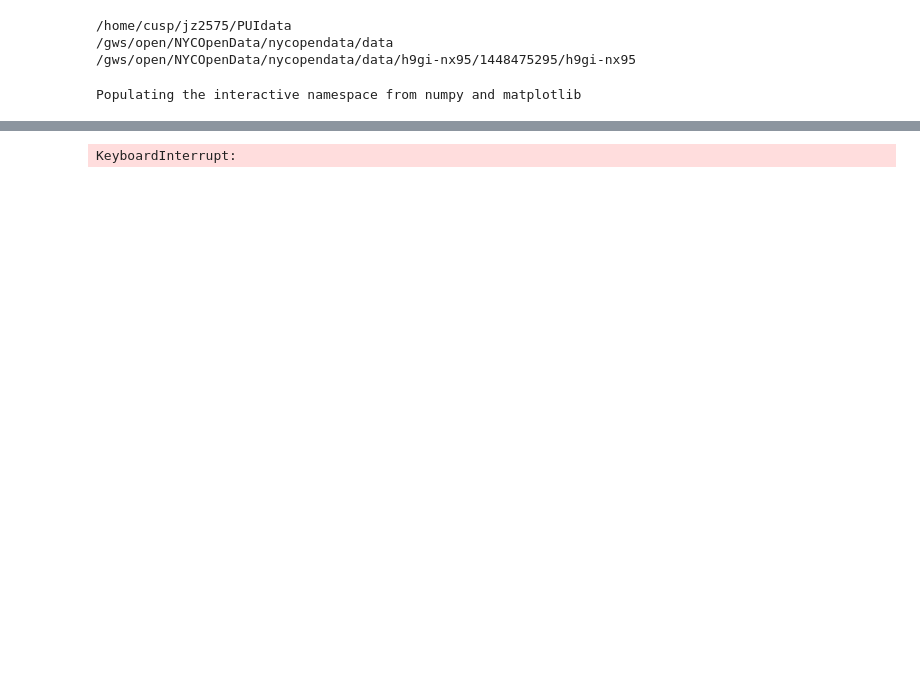
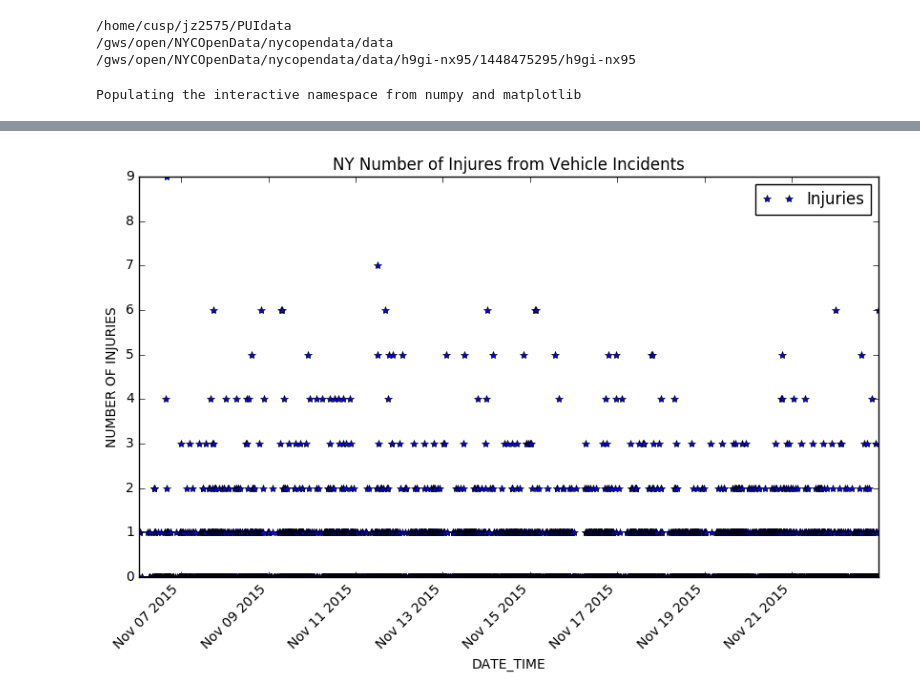
Before and after one commit to jz2575/PUI2016_jz2575, a Jupyter notebook: HW2_jz2575/HW2_EC_jz2575.ipynb, the cells around one changed output, grey strips where cells are left out. Saved outputs shown, nothing was run; the diff lists cells and outputs as text; code cells hidden in the pictures; blank space fills up the shorter version.

```diff
--- a/HW2_jz2575/HW2_EC_jz2575.ipynb
+++ b/HW2_jz2575/HW2_EC_jz2575.ipynb
@@ -77,6 +46,8 @@ df_accident_datetime = pd.read_csv(dataSource, parse_dates=['DATE'], date_parser
 # %%
-ax2 = df_accident_datetime.plot.bar(x='DATE', y='NUMBER OF PERSONS INJURED', label='Injuries', rot=90)
+ax2 = df_Injuries.plot(x='DATE_TIME', y='NUMBER OF PERSONS INJURED',
+                                   style='*', label='Injuries', rot=45)
 ax2.set_title('NY Number of Injures from Vehicle Incidents')
+ax2.set_ylabel('NUMBER OF INJURIES')
 plt.show()
 # %% [output]
-KeyboardInterrupt:
+[figure, added]
```
Also changed, not shown: parts of 7 cells of this notebook.
